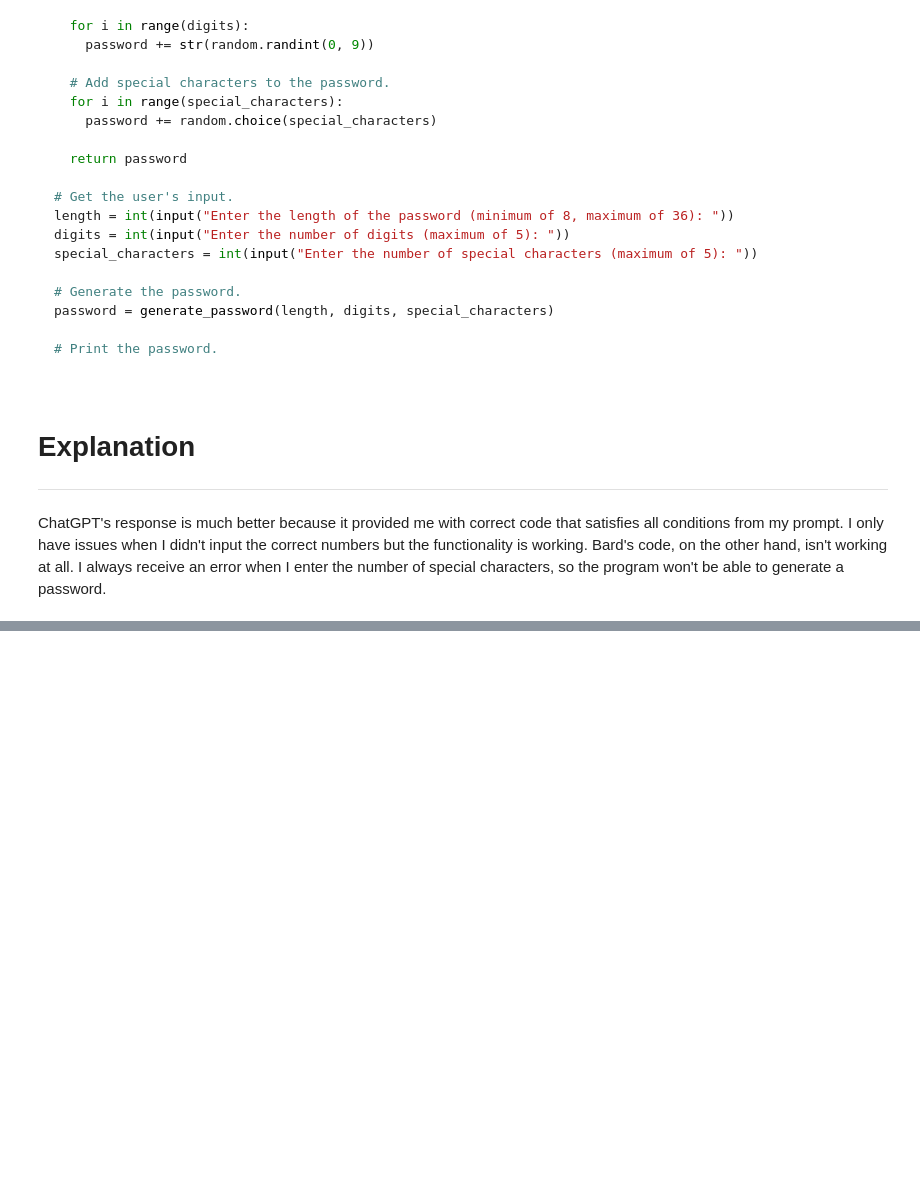
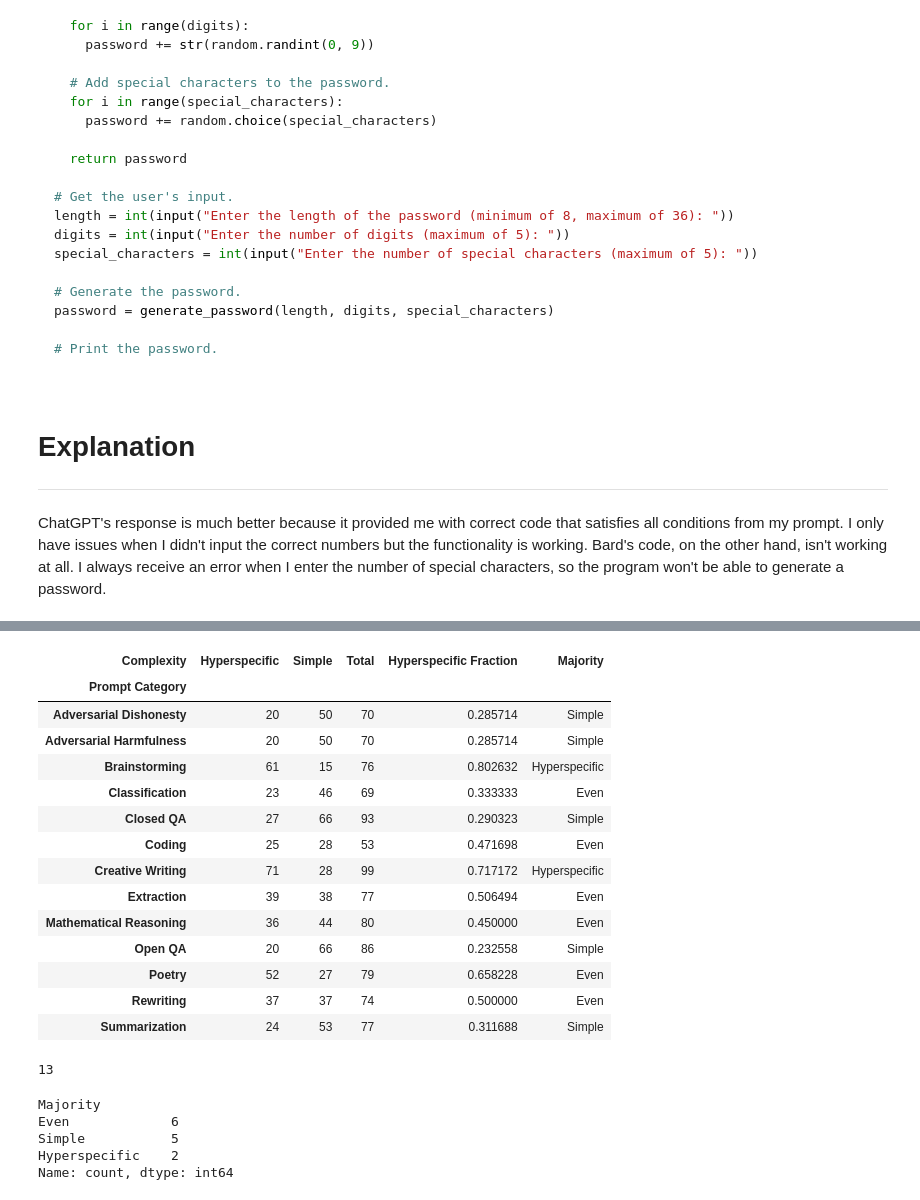
Before and after one commit to aswyatt/DA-Python, a Jupyter notebook: Interview/Data Analysis 1/Human Eval Bard.ipynb, the cells around one changed output, grey strips where cells are left out. Drawn from its saved outputs; the diff is of its cells as text; code cells hidden in the pictures; blank space fills up the shorter version.

```diff
--- a/Interview/Data Analysis 1/Human Eval Bard.ipynb
+++ b/Interview/Data Analysis 1/Human Eval Bard.ipynb
@@ -235,0 +348,36 @@ ChatGPT's response is much better because it provided me with correct code that
+# %%
+factor = 2
+counts = df.groupby(["Prompt Category", "Complexity"]).size().unstack(fill_value=0)
+types = counts.columns
+counts["Total"] = counts.sum(axis=1)
+counts[f"{types[0]} Fraction"] = counts[types[0]] / counts["Total"]
+
+counts["Majority"] = np.select(
+    [counts[f"{types[0]} Fraction"] > 2 / 3, counts[f"{types[0]} Fraction"] < 1 / 3],
+    types,
+    default="Even",
+)
+display(counts, len(counts))
+display(counts["Majority"].value_counts())
+# %% [output]
+| Complexity | Hyperspecific | Simple | Total | Hyperspecific Fraction | Majority |
+| Prompt Category |  |  |  |  |  |
+| Adversarial Dishonesty | 20 | 50 | 70 | 0.285714 | Simple |
+| Adversarial Harmfulness | 20 | 50 | 70 | 0.285714 | Simple |
+| Brainstorming | 61 | 15 | 76 | 0.802632 | Hyperspecific |
+| Classification | 23 | 46 | 69 | 0.333333 | Even |
+| Closed QA | 27 | 66 | 93 | 0.290323 | Simple |
+| Coding | 25 | 28 | 53 | 0.471698 | Even |
+| Creative Writing | 71 | 28 | 99 | 0.717172 | Hyperspecific |
+| Extraction | 39 | 38 | 77 | 0.506494 | Even |
+| Mathematical Reasoning | 36 | 44 | 80 | 0.450000 | Even |
+| Open QA | 20 | 66 | 86 | 0.232558 | Simple |
+| Poetry | 52 | 27 | 79 | 0.658228 | Even |
+| Rewriting | 37 | 37 | 74 | 0.500000 | Even |
+| Summarization | 24 | 53 | 77 | 0.311688 | Simple |
+13
+Majority
+Even             6
+Simple           5
+Hyperspecific    2
+Name: count, dtype: int64
```
Also changed, not shown: parts of 24 cells of this notebook.
